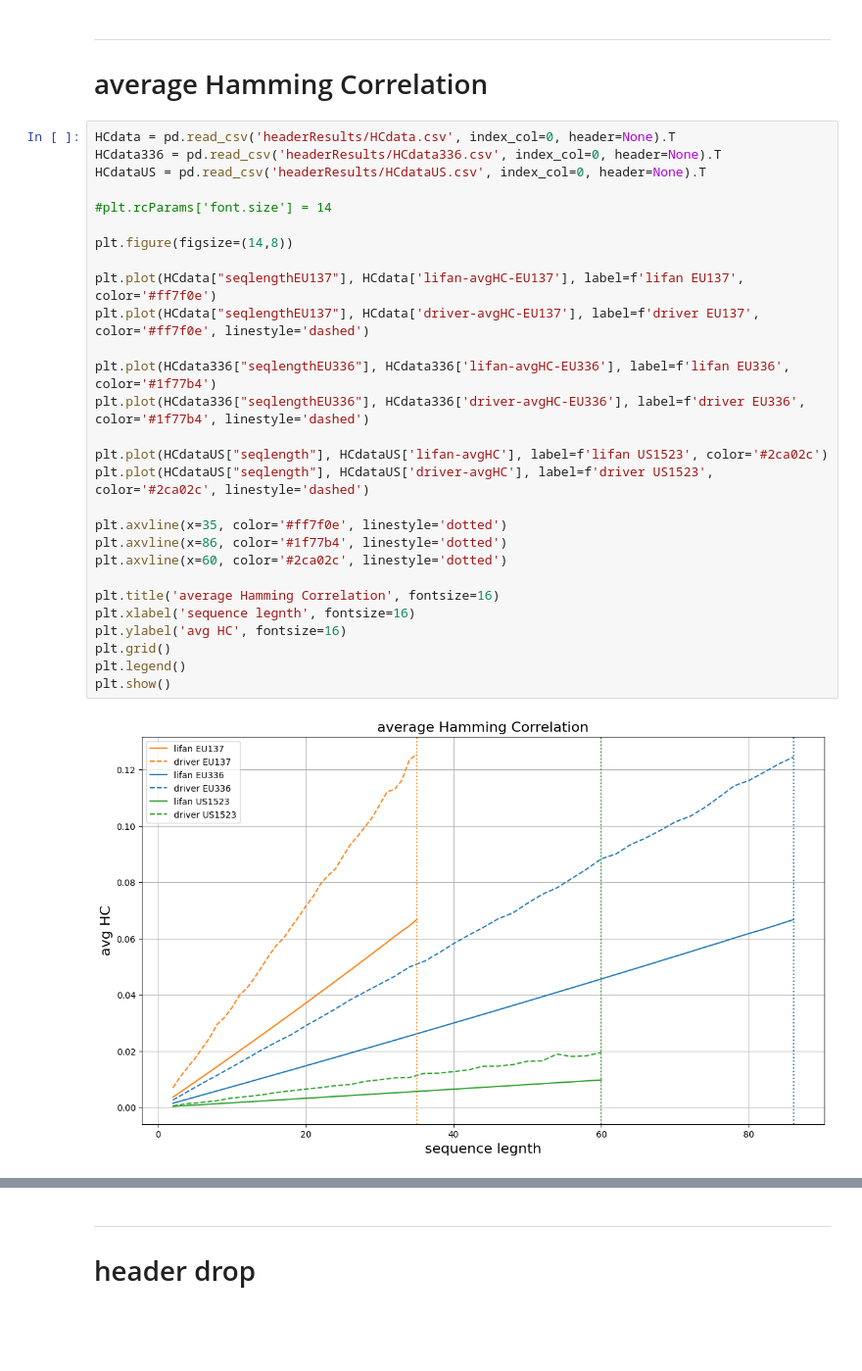
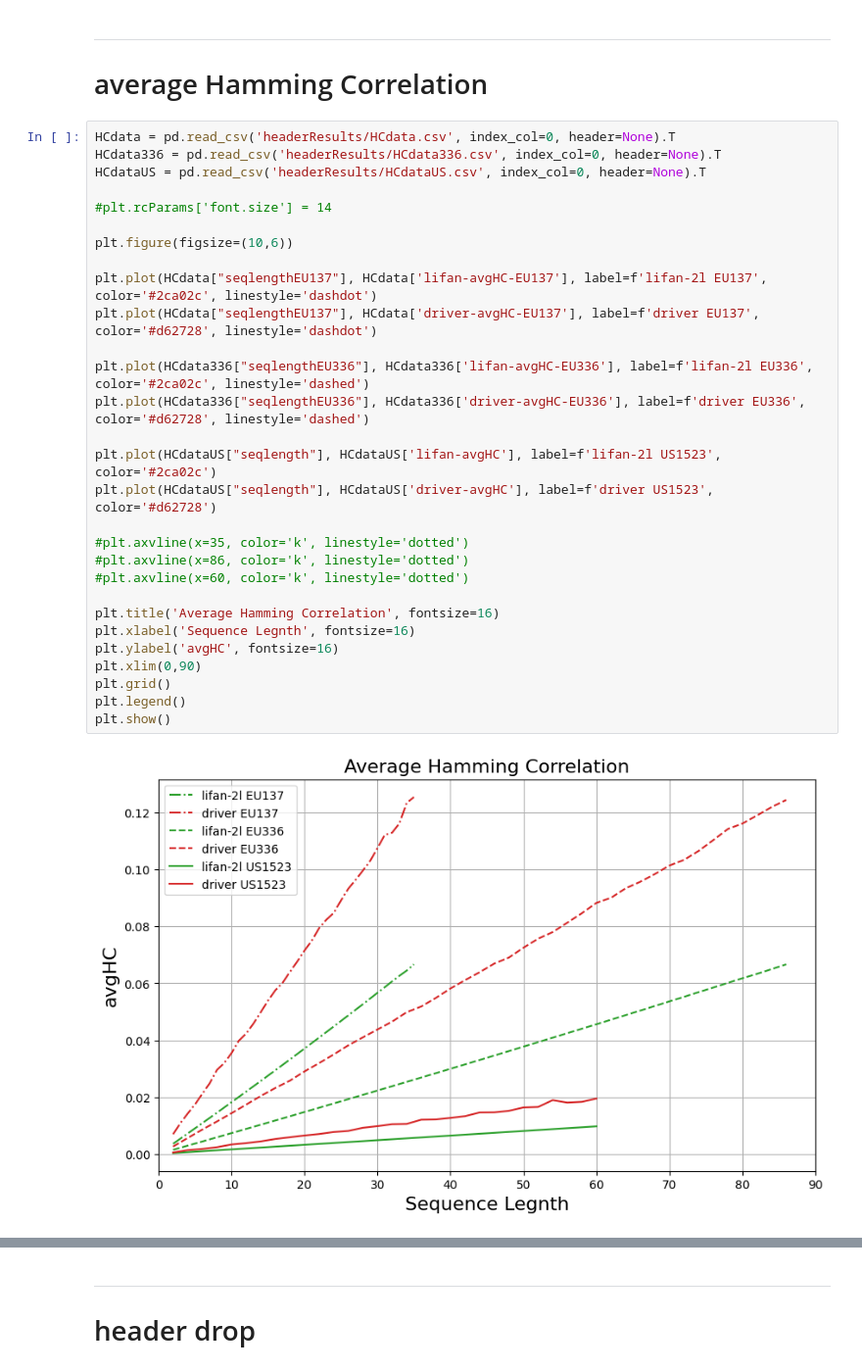
Before and after one commit to diegomm6/lr-fhss_seq-families, a Jupyter notebook: headerPlots.ipynb, the cells around one changed output, grey strips where cells are left out. Shown at 98% size. Cells and saved outputs as stored; diff of their text form; blank space fills up the shorter version.

```diff
--- a/headerPlots.ipynb
+++ b/headerPlots.ipynb
@@ -302,30 +370,31 @@ plt.show()
 # %%
 HCdata = pd.read_csv('headerResults/HCdata.csv', index_col=0, header=None).T
 HCdata336 = pd.read_csv('headerResults/HCdata336.csv', index_col=0, header=None).T
 HCdataUS = pd.read_csv('headerResults/HCdataUS.csv', index_col=0, header=None).T
 
 #plt.rcParams['font.size'] = 14
 
-plt.figure(figsize=(14,8))
+plt.figure(figsize=(10,6))
 
-plt.plot(HCdata["seqlengthEU137"], HCdata['lifan-avgHC-EU137'], label=f'lifan EU137', color='#ff7f0e')
-plt.plot(HCdata["seqlengthEU137"], HCdata['driver-avgHC-EU137'], label=f'driver EU137', color='#ff7f0e', linestyle='dashed')
+plt.plot(HCdata["seqlengthEU137"], HCdata['lifan-avgHC-EU137'], label=f'lifan-2l EU137', color='#2ca02c', linestyle='dashdot')
+plt.plot(HCdata["seqlengthEU137"], HCdata['driver-avgHC-EU137'], label=f'driver EU137', color='#d62728', linestyle='dashdot')
 
-plt.plot(HCdata336["seqlengthEU336"], HCdata336['lifan-avgHC-EU336'], label=f'lifan EU336', color='#1f77b4')
-plt.plot(HCdata336["seqlengthEU336"], HCdata336['driver-avgHC-EU336'], label=f'driver EU336', color='#1f77b4', linestyle='dashed')
+plt.plot(HCdata336["seqlengthEU336"], HCdata336['lifan-avgHC-EU336'], label=f'lifan-2l EU336', color='#2ca02c', linestyle='dashed')
+plt.plot(HCdata336["seqlengthEU336"], HCdata336['driver-avgHC-EU336'], label=f'driver EU336', color='#d62728', linestyle='dashed')
 
-plt.plot(HCdataUS["seqlength"], HCdataUS['lifan-avgHC'], label=f'lifan US1523', color='#2ca02c')
-plt.plot(HCdataUS["seqlength"], HCdataUS['driver-avgHC'], label=f'driver US1523', color='#2ca02c', linestyle='dashed')
+plt.plot(HCdataUS["seqlength"], HCdataUS['lifan-avgHC'], label=f'lifan-2l US1523', color='#2ca02c')
+plt.plot(HCdataUS["seqlength"], HCdataUS['driver-avgHC'], label=f'driver US1523', color='#d62728')
 
-plt.axvline(x=35, color='#ff7f0e', linestyle='dotted')
-plt.axvline(x=86, color='#1f77b4', linestyle='dotted')
-plt.axvline(x=60, color='#2ca02c', linestyle='dotted')
+#plt.axvline(x=35, color='k', linestyle='dotted')
+#plt.axvline(x=86, color='k', linestyle='dotted')
+#plt.axvline(x=60, color='k', linestyle='dotted')
 
-plt.title('average Hamming Correlation', fontsize=16)
-plt.xlabel('sequence legnth', fontsize=16)
-plt.ylabel('avg HC', fontsize=16)
+plt.title('Average Hamming Correlation', fontsize=16)
+plt.xlabel('Sequence Legnth', fontsize=16)
+plt.ylabel('avgHC', fontsize=16)
+plt.xlim(0,90)
 plt.grid()
 plt.legend()
 plt.show()
 # %% [output]
-[figure, old version]
+[figure, new version]
```
Also changed, not shown: parts of 21 cells of this notebook, 11 other files.
